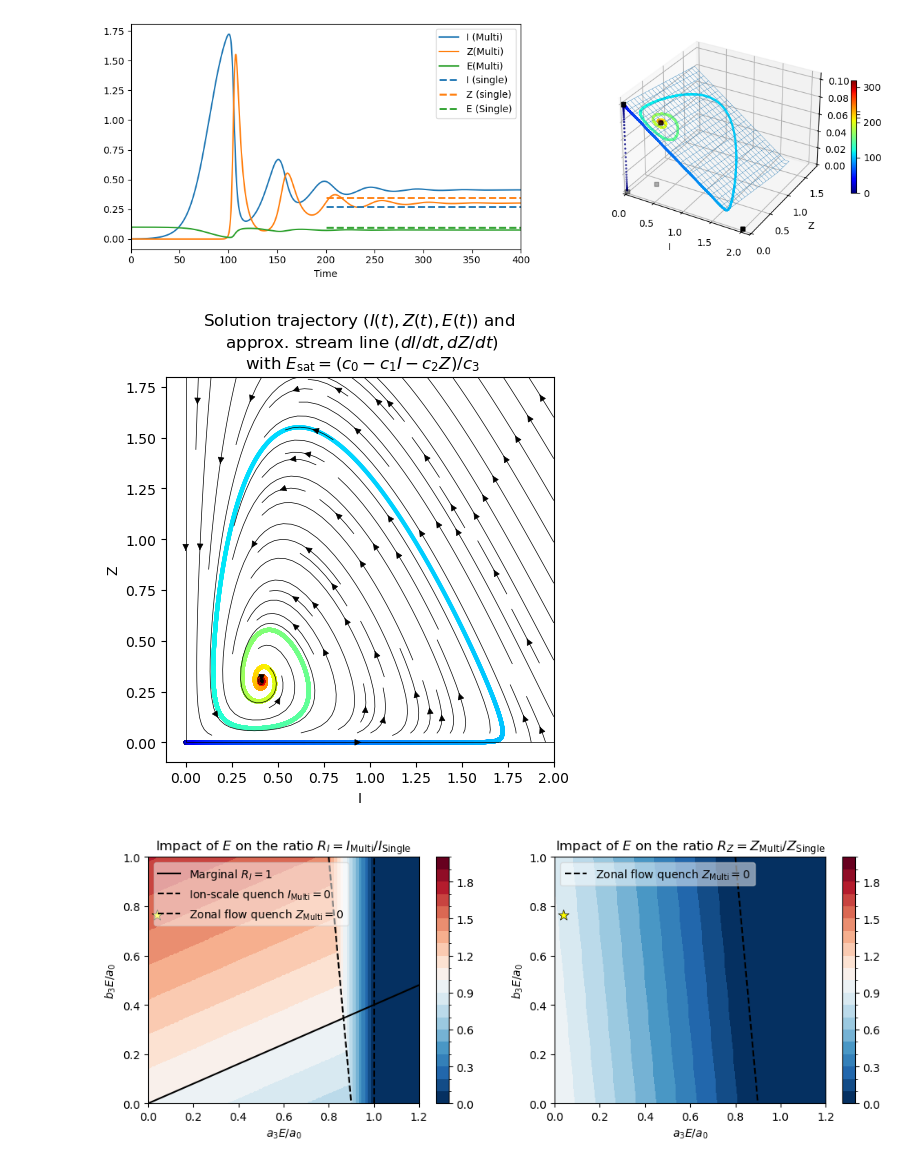
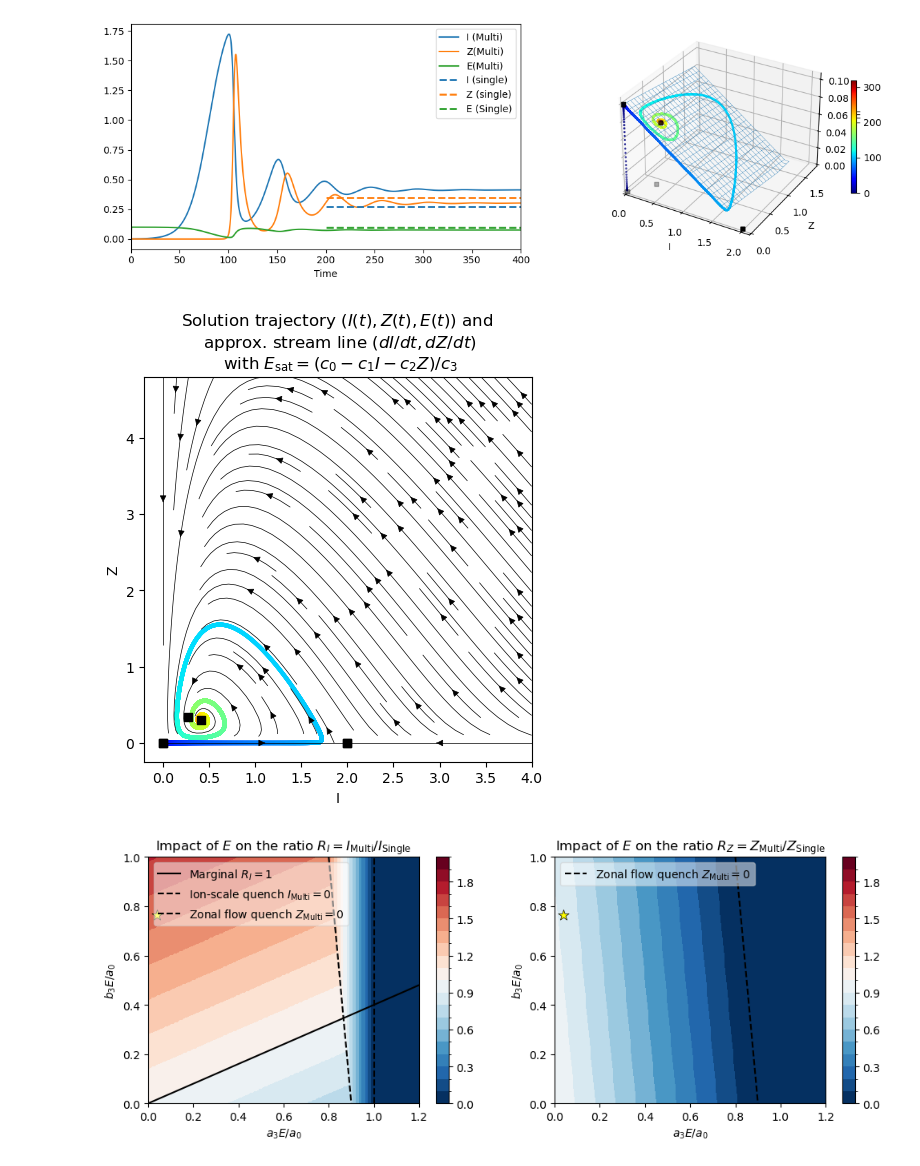
Before and after one commit to smaeyama/3sp-Lotka-Volterra, a Jupyter notebook: lotka_volterra_3sp/case02_weak_ITG.ipynb, the cells around one changed output. Cells and saved outputs as stored; diff of their text form; code cells hidden in the pictures.

```diff
--- a/lotka_volterra_3sp/case02_weak_ITG.ipynb
+++ b/lotka_volterra_3sp/case02_weak_ITG.ipynb
@@ -121,23 +121,24 @@ plt.show()
  [0.4130742  0.30212014 0.07632509]]
 [figure]
 # %%
-grid_I = np.linspace(0,2,200)
-grid_Z = np.linspace(0,1.8,180)
+grid_I = np.linspace(0,4,200)
+grid_Z = np.linspace(0,4.8,180)
 I2, Z2 = np.meshgrid(grid_I, grid_Z)
 dIdt, dZdt = dIdt_dZdt_with_sat_E(matA,I2,Z2)
 
 fig = plt.figure(figsize=(5,5))
 ax = fig.add_subplot(1,1,1)
 ax.set_title(label="Solution trajectory $(I(t),Z(t), E(t))$ and \n"
              +" approx. stream line $(dI/dt,dZ/dt)$ \n"
              +" with $E_\mathrm{sat}=(c_0-c_1I-c_2Z)/c_3$")
 ax.streamplot(I2, Z2, dIdt, dZdt, linewidth=0.5, color="k")
 ax.scatter(var[:iend:iskp,0],var[:iend:iskp,1],c=time[:iend:iskp],cmap="jet",marker=".",lw=0)
+ax.scatter(equilibrium[:,0],equilibrium[:,1],marker="s",c="k")
 ax.set_xlabel("I")
 ax.set_ylabel("Z")
 plt.show()
 # %% [output]
-[figure, old version]
+[figure, new version]
 # %%
 %matplotlib inline
 
```
Also changed, not shown: parts of 1 cell of this notebook, 5 other files.
